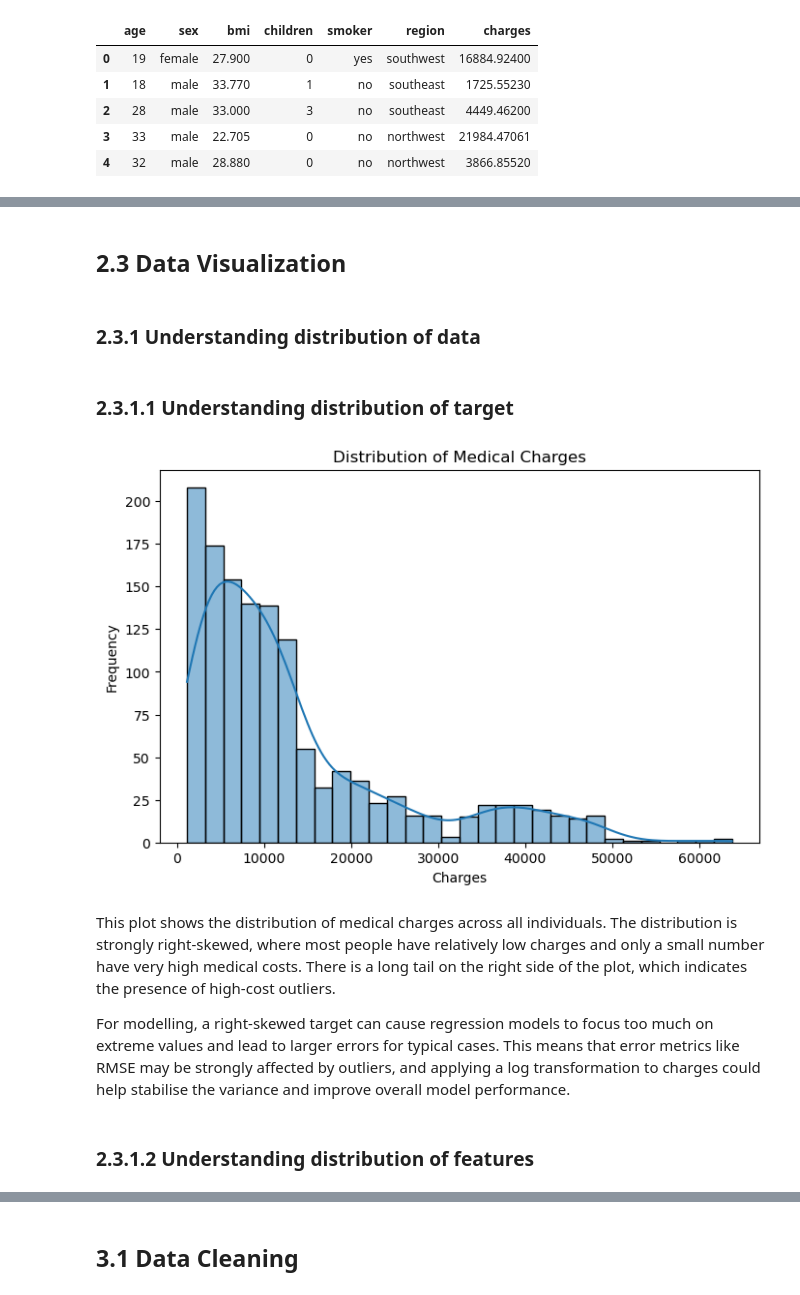
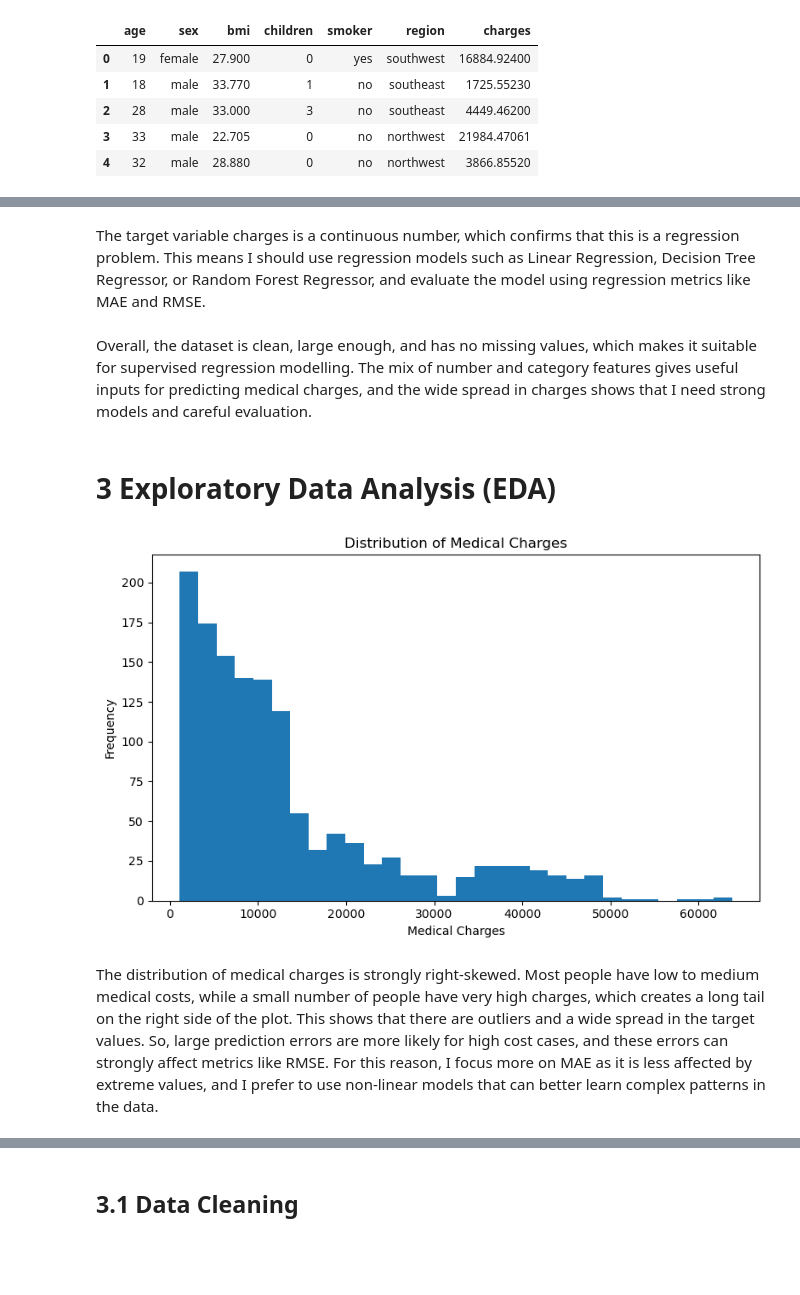
Before and after one commit to shazz-a/mldp-medical-charges, a Jupyter notebook: mldp_submission.ipynb, the cells around one changed output, grey strips where cells are left out. Drawn from its saved outputs; the diff is of its cells as text; code cells hidden in the pictures; blank space fills up the shorter version.

```diff
--- a/mldp_submission.ipynb
+++ b/mldp_submission.ipynb
@@ -122,0 +303,4 @@ For modelling, the wide spread and extreme values of charges suggest that the ta
+# %%
+#REMOVE DUPLICATE ROW
+df = df.drop_duplicates().reset_index(drop=True)
+print("Rows after removing duplicates:", df.shape)
@@ -123,23 +378,20 @@ For modelling, the wide spread and extreme values of charges suggest that the ta
+# %% [markdown]
+The target variable charges is a continuous number, which confirms that this is a regression problem. This means I should use regression models such as Linear Regression, Decision Tree Regressor, or Random Forest Regressor, and evaluate the model using regression metrics like MAE and RMSE.
+# %% [markdown]
+Overall, the dataset is clean, large enough, and has no missing values, which makes it suitable for supervised regression modelling. The mix of number and category features gives useful inputs for predicting medical charges, and the wide spread in charges shows that I need strong models and careful evaluation.
 # %% [markdown]
-## 2.3 Data Visualization
+# 3 Exploratory Data Analysis (EDA)
-# %% [markdown]
-### 2.3.1 Understanding distribution of data
-# %% [markdown]
-### 2.3.1.1 Understanding distribution of target
 # %%
-## Understanding distribution of target
-plt.figure(figsize=(8,5))
-sns.histplot(df['charges'], kde=True)
+## TARGET DISTRIBUTION
+plt.figure(figsize=(8, 5))
+plt.hist(df["charges"], bins=30)
+plt.xlabel("Medical Charges")
+plt.ylabel("Frequency")
 plt.title("Distribution of Medical Charges")
-plt.xlabel("Charges")
-plt.ylabel("Frequency")
+plt.tight_layout()
 plt.show()
 # %% [output]
-[figure, old version]
+[figure, new version]
 # %% [markdown]
-This plot shows the distribution of medical charges across all individuals. The distribution is strongly right-skewed, where most people have relatively low charges and only a small number have very high medical costs. There is a long tail on the right side of the plot, which indicates the presence of high-cost outliers.
-
-For modelling, a right-skewed target can cause regression models to focus too much on extreme values and lead to larger errors for typical cases. This means that error metrics like RMSE may be strongly affected by outliers, and applying a log transformation to charges could help stabilise the variance and improve overall model performance.
+The distribution of medical charges is strongly right-skewed. Most people have low to medium medical costs, while a small number of people have very high charges, which creates a long tail on the right side of the plot. This shows that there are outliers and a wide spread in the target values. So, large prediction errors are more likely for high cost cases, and these errors can strongly affect metrics like RMSE. For this reason, I focus more on MAE as it is less affected by extreme values, and I prefer to use non-linear models that can better learn complex patterns in the data.
-# %% [markdown]
-### 2.3.1.2 Understanding distribution of features
 # %%
```
Also changed, not shown: parts of 49 cells of this notebook.
